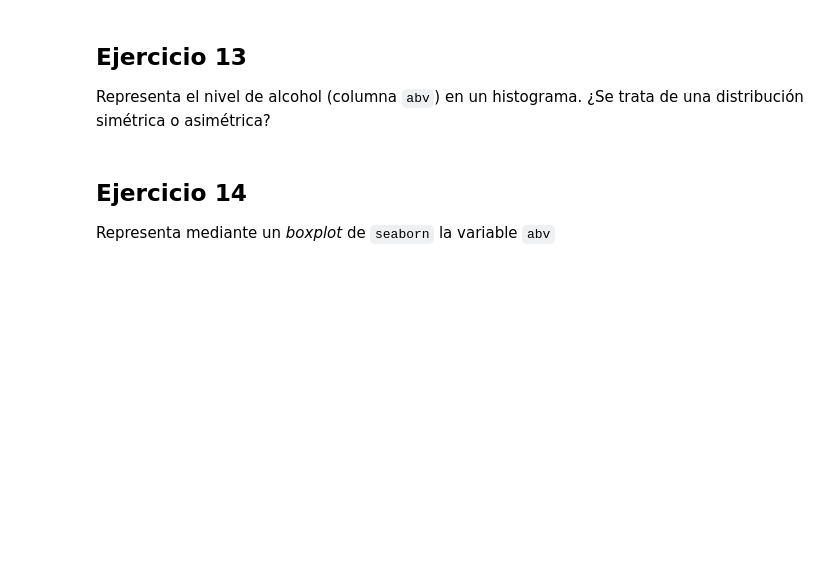
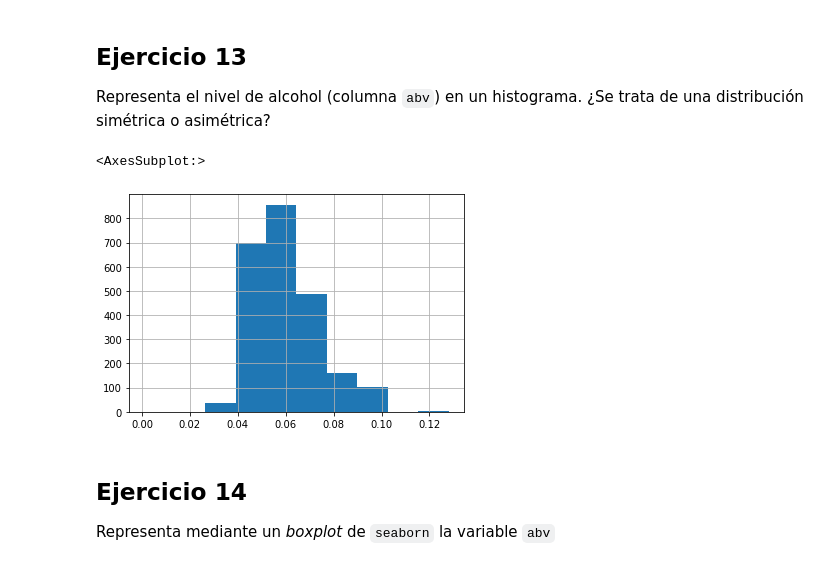
Before and after one commit to JuanManiglia/datascience_thebridge_9_21, a Jupyter notebook: 2-Data_analysis/2-Pandas/Práctica/repaso_pandas/Ejercicio pandas estadistica.ipynb, the cells around one changed output. Drawn from its saved outputs; the diff is of its cells as text; code cells hidden in the pictures; blank space fills up the shorter version.

```diff
--- a/2-Data_analysis/2-Pandas/Práctica/repaso_pandas/Ejercicio pandas estadistica.ipynb
+++ b/2-Data_analysis/2-Pandas/Práctica/repaso_pandas/Ejercicio pandas estadistica.ipynb
@@ -65,6 +521,11 @@ No queda muy claro cuánto de dispar, de dispersa, es la medida de IBU. Mediante
 # %% [markdown]
 ## Ejercicio 13
 Representa el nivel de alcohol (columna `abv`) en un histograma. ¿Se trata de una distribución simétrica o asimétrica?
+# %%
+df['abv'].hist()
+# %% [output]
+<AxesSubplot:>
+[figure, added]
 # %% [markdown]
 ## Ejercicio 14
 Representa mediante un *boxplot* de `seaborn` la variable `abv`
```
Also changed, not shown: parts of 80 cells of this notebook.
